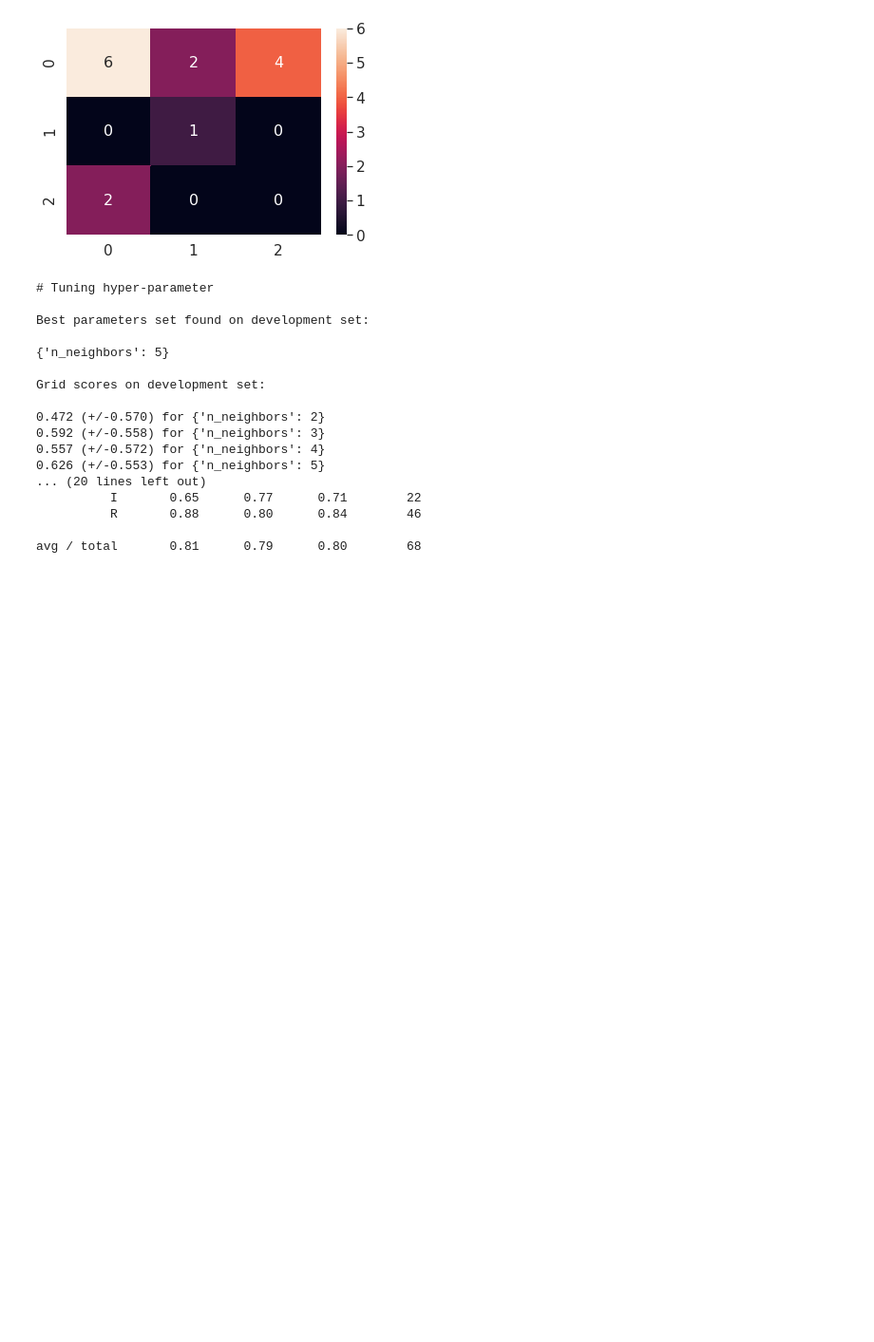
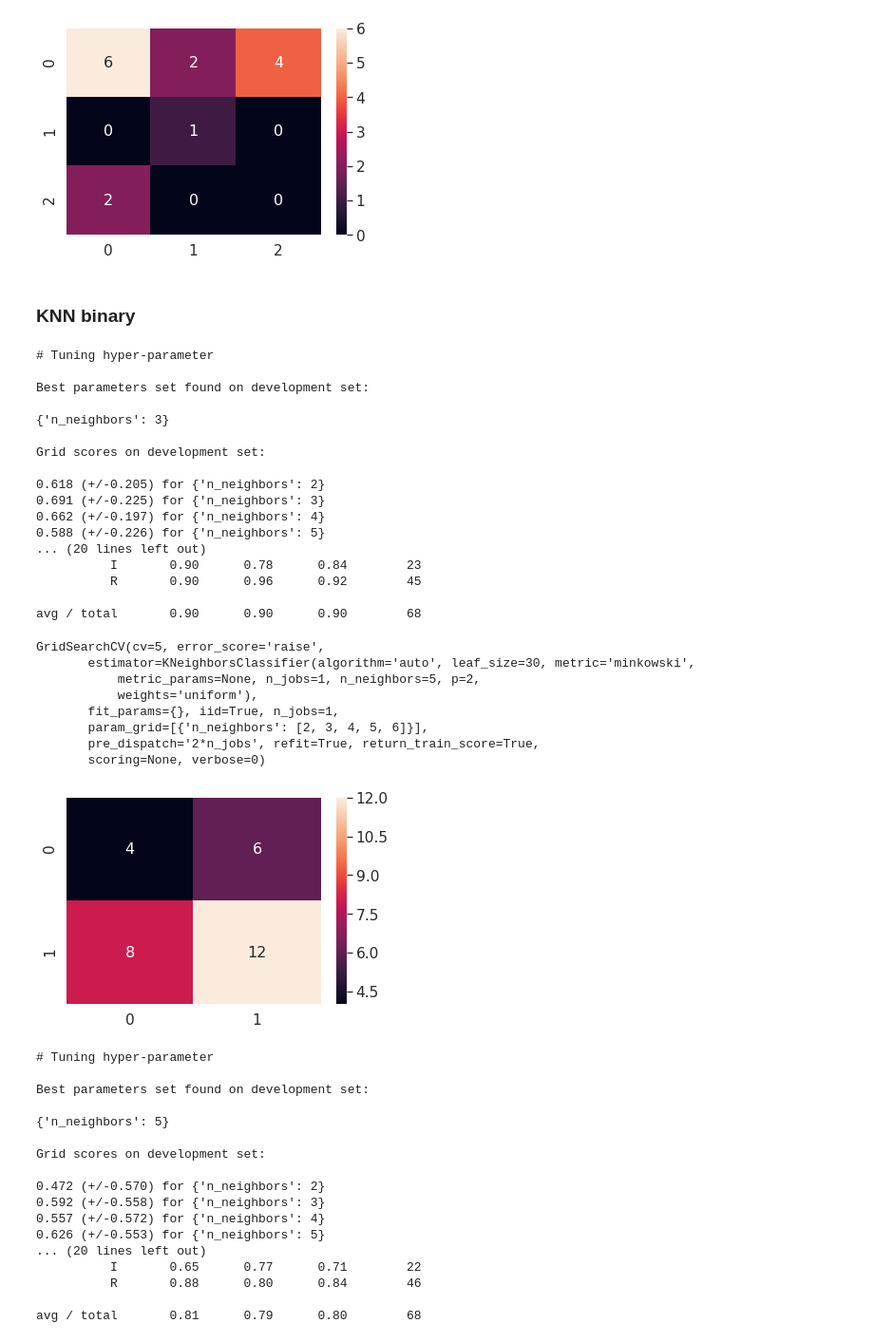
Before and after one commit to jatron/crmo-diagnosis-using-mri, a Jupyter notebook: inception/Inception CNN retraining.ipynb, the cells around one changed output. Shown: that part at 95% size. Saved outputs shown, nothing was run; the diff lists cells and outputs as text; code cells hidden in the pictures; blank space fills up the shorter version.

Commit message:
run stratified models

```diff
--- a/inception/Inception CNN retraining.ipynb
+++ b/inception/Inception CNN retraining.ipynb
@@ -227,6 +255,37 @@ GridSearchCV(cv=LeavePOut(p=3), error_score='raise',
        pre_dispatch='2*n_jobs', refit=True, return_train_score=True,
        scoring=None, verbose=0)
 [figure]
+# %% [markdown]
+### KNN binary
+# %%
+train_knn(X_reduced_aug, y_reduced_aug, multiclass=False, cv=5, test_size=0.3) # BAD MODEL
+# %% [output]
+# Tuning hyper-parameter
+
+Best parameters set found on development set:
+
+{'n_neighbors': 3}
+
+Grid scores on development set:
+
+0.618 (+/-0.205) for {'n_neighbors': 2}
+0.691 (+/-0.225) for {'n_neighbors': 3}
+0.662 (+/-0.197) for {'n_neighbors': 4}
+0.588 (+/-0.226) for {'n_neighbors': 5}
+... (20 lines left out)
+          I       0.90      0.78      0.84        23
+          R       0.90      0.96      0.92        45
+
+avg / total       0.90      0.90      0.90        68
+GridSearchCV(cv=5, error_score='raise',
+       estimator=KNeighborsClassifier(algorithm='auto', leaf_size=30, metric='minkowski',
+           metric_params=None, n_jobs=1, n_neighbors=5, p=2,
+           weights='uniform'),
+       fit_params={}, iid=True, n_jobs=1,
+       param_grid=[{'n_neighbors': [2, 3, 4, 5, 6]}],
+       pre_dispatch='2*n_jobs', refit=True, return_train_score=True,
+       scoring=None, verbose=0)
+[figure, added]
 # %%
 train_knn(X_reduced_aug, y_reduced_aug, False)
 # %% [output]
```
Also changed, not shown: parts of 7 cells of this notebook, 2 other files.
